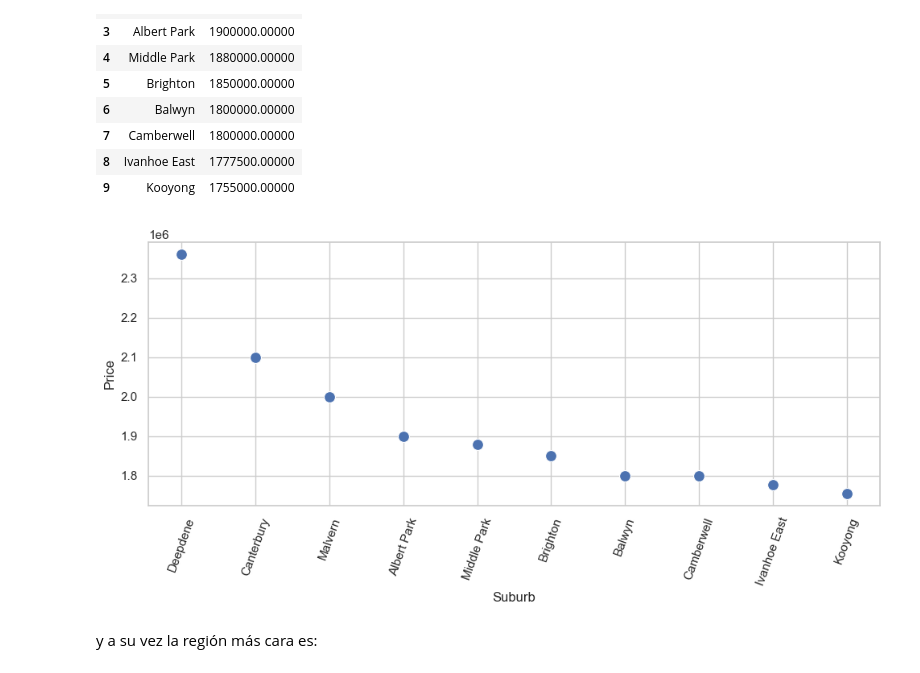
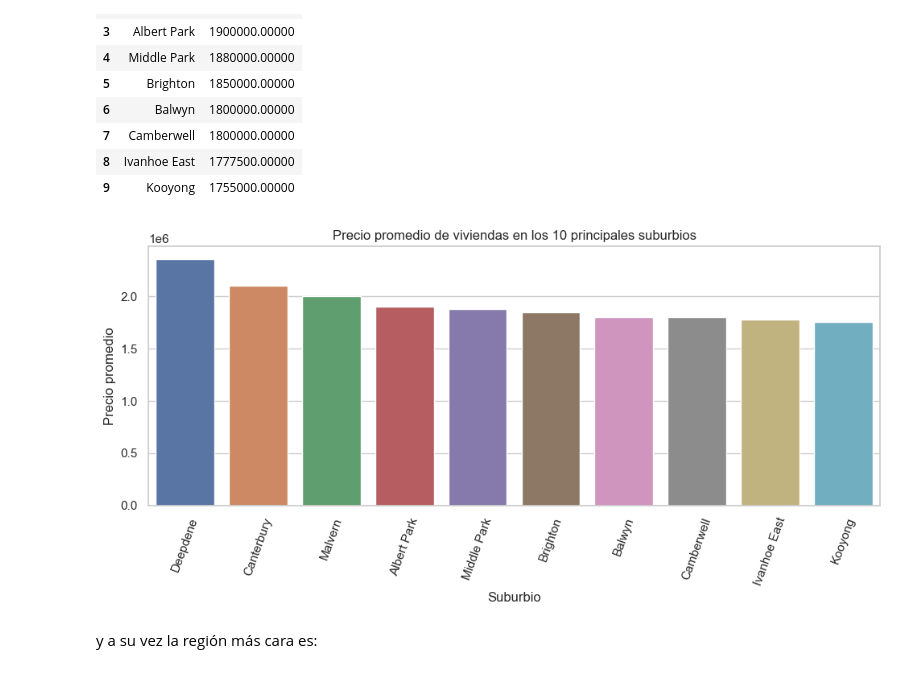
Before and after one commit to theleywin/Statistics-Final-Project, a Jupyter notebook: explore_Melbourne.ipynb, the cells around one changed output. Drawn from its saved outputs; the diff is of its cells as text; code cells hidden in the pictures.

Commit message:
change scatterplot -> histplot for better visualization

```diff
--- a/explore_Melbourne.ipynb
+++ b/explore_Melbourne.ipynb
@@ -422,11 +422,17 @@ P_Suburb_top10['Price'] = P_Suburb_top10['Price'].astype(str).astype(float).roun
 # %%
 plt.figure(figsize=(10,5))
 sns.set(style="whitegrid")
-ax = sns.scatterplot(x="Suburb", y="Price", data=P_Suburb_top10, s=100)
+ax = sns.barplot(x="Suburb", y="Price",hue="Suburb", data=P_Suburb_top10, errorbar=None, legend=False)
+
 plt.xticks(rotation=70)
+plt.xlabel("Suburbio")
+plt.ylabel("Precio promedio")
+plt.title("Precio promedio de viviendas en los 10 principales suburbios")
+
 plt.tight_layout()
+plt.show()
 # %% [output]
-[figure, old version]
+[figure, new version]
 # %% [markdown]
 y a su vez la región más cara es:
 # %%
```
Also changed, not shown: parts of 1 cell of this notebook.
